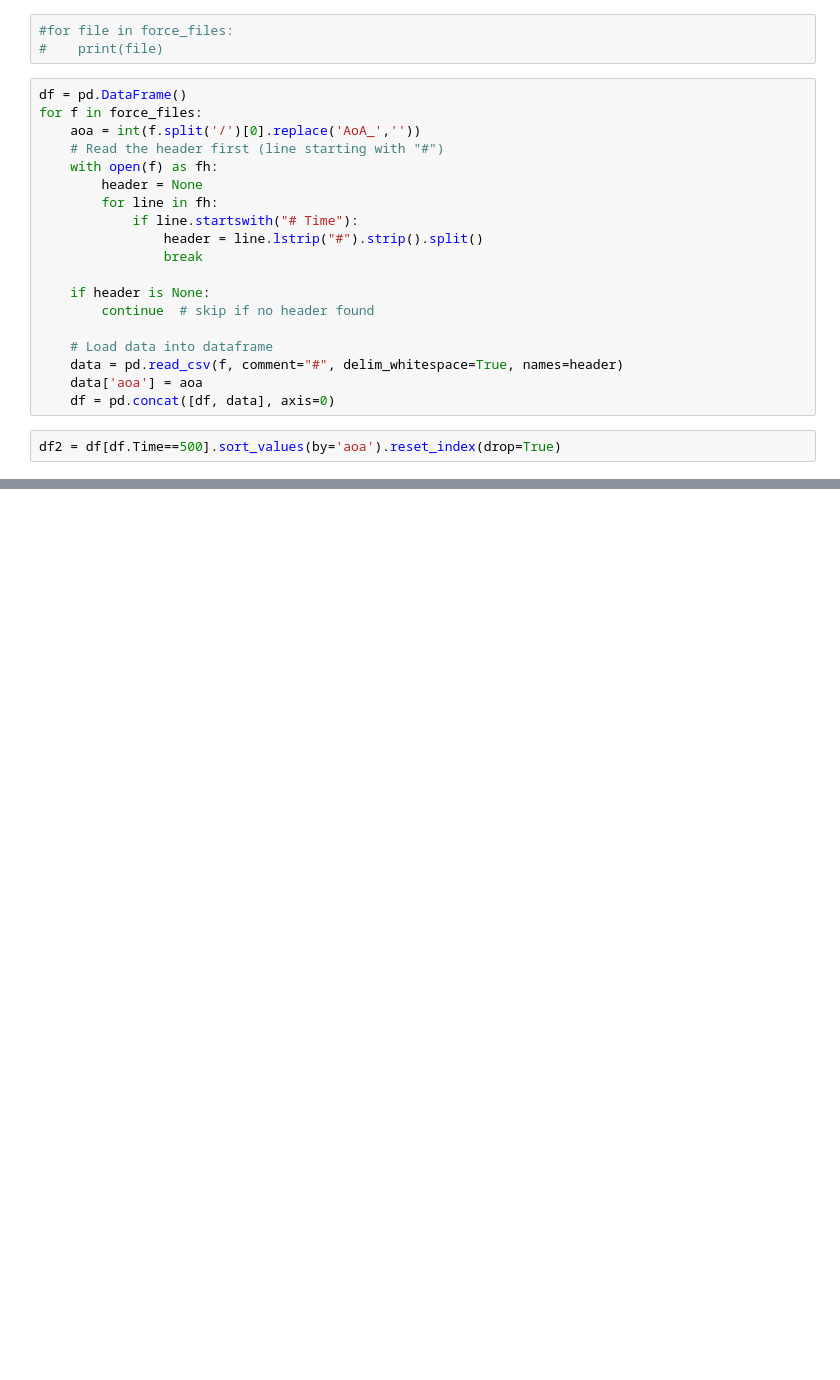
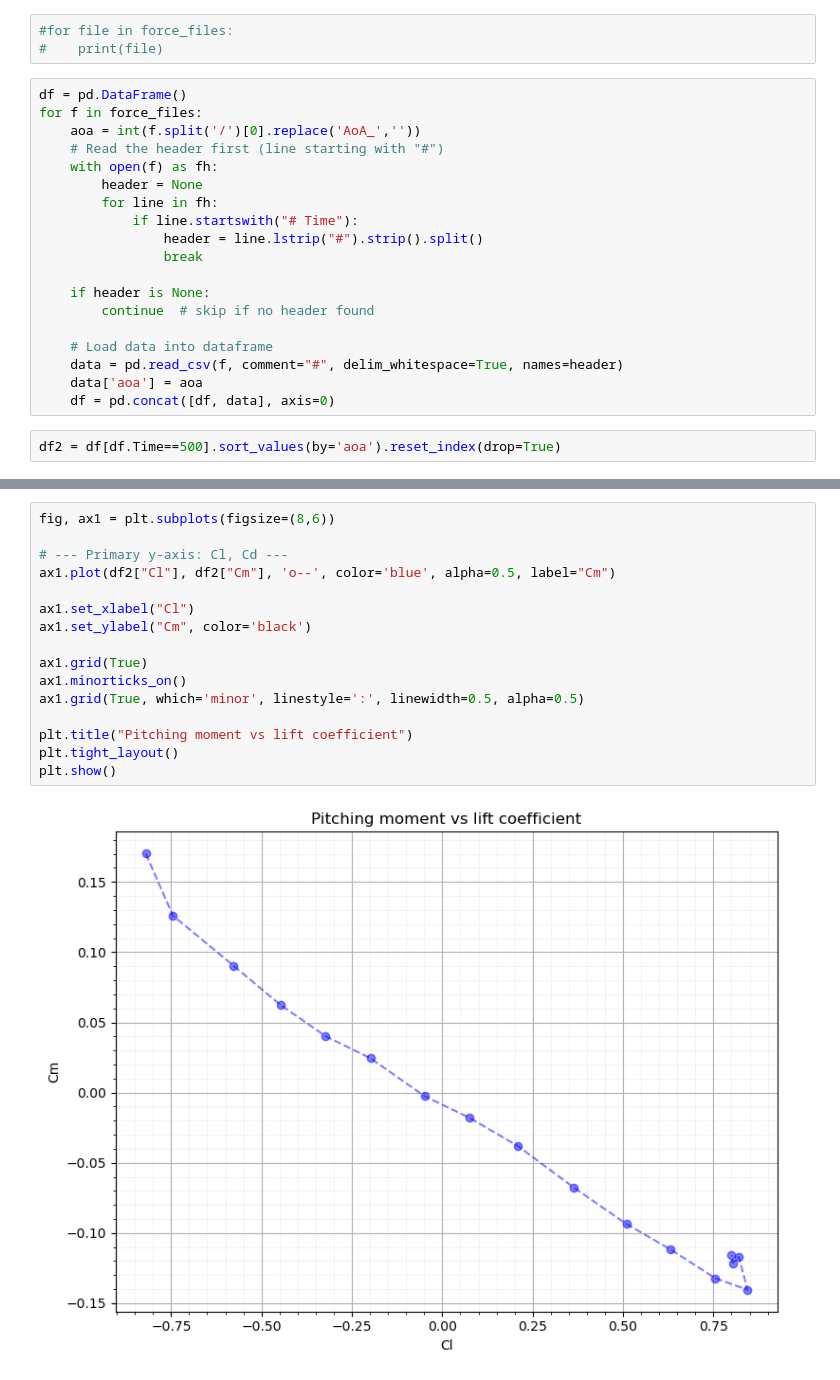
Before and after one commit to ViitasaariVille/cfd, a Jupyter notebook: force-coefficients.ipynb, the cells around one changed output, grey strips where cells are left out. Cells and saved outputs as stored; diff of their text form; blank space fills up the shorter version.

```diff
--- a/force-coefficients.ipynb
+++ b/force-coefficients.ipynb
@@ -78,3 +79,21 @@ plt.show()
+# %%
+fig, ax1 = plt.subplots(figsize=(8,6))
+
+# --- Primary y-axis: Cl, Cd ---
+ax1.plot(df2["Cl"], df2["Cm"], 'o--', color='blue', alpha=0.5, label="Cm")
+
+ax1.set_xlabel("Cl")
+ax1.set_ylabel("Cm", color='black')
+
+ax1.grid(True)
+ax1.minorticks_on()
+ax1.grid(True, which='minor', linestyle=':', linewidth=0.5, alpha=0.5)
+
+plt.title("Pitching moment vs lift coefficient")
+plt.tight_layout()
+plt.show()
+# %% [output]
+[figure, added]
 # %%
 import matplotlib.pyplot as plt
 
```
Also changed, not shown: parts of 3 cells of this notebook, 2 other files.
